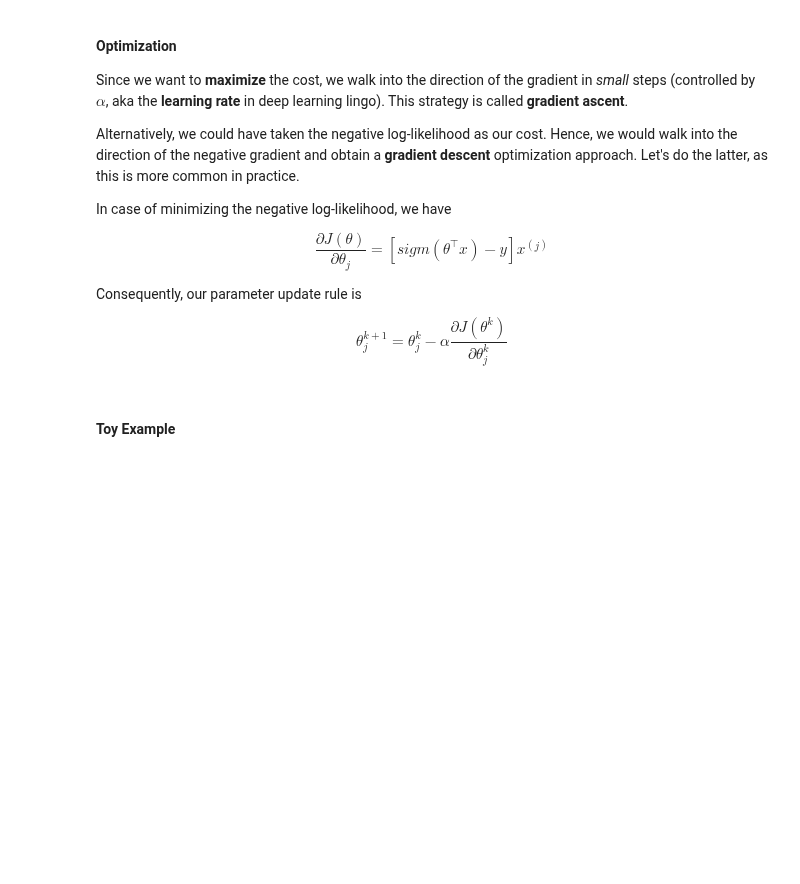
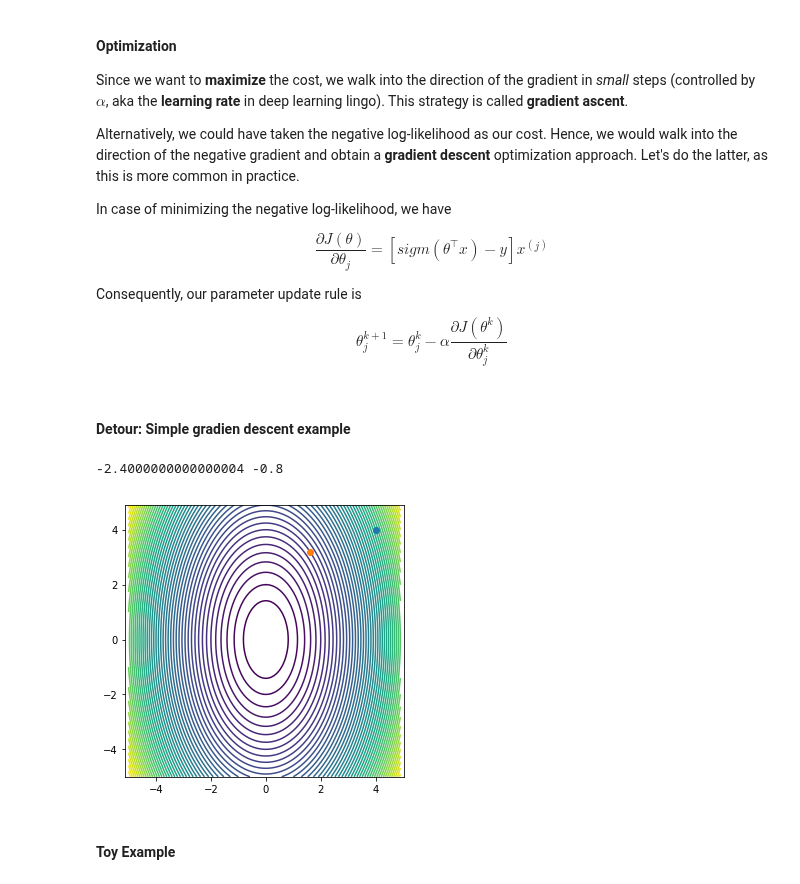
Before and after one commit to rkwitt/teaching, a Jupyter notebook: WS1819/CV/material/code/LogisticRegression.ipynb, the cells around one changed output. Drawn from its saved outputs; the diff is of its cells as text; code cells hidden in the pictures; blank space fills up the shorter version.

```diff
--- a/WS1819/CV/material/code/LogisticRegression.ipynb
+++ b/WS1819/CV/material/code/LogisticRegression.ipynb
@@ -85,6 +85,36 @@ $$ \frac{\partial J(\theta)}{\partial \theta_j} = [sigm(\theta^\top x)-y]x^{(j)}
 Consequently, our parameter update rule is
 
 $$ \theta_j^{k+1} = \theta_j^{k} - \alpha \frac{\partial J(\theta^k)}{\partial \theta_j^{k}}$$
+# %% [markdown]
+#### Detour: Simple gradien descent example
+# %%
+delta = 0.1
+x = np.arange(-5.0, 5.0, delta)
+y = np.arange(-5.0, 5.0, delta)
+
+X, Y = np.meshgrid(x, y)
+
+#f(x,y) = 3x^2+y^2
+Z = 3.0*X**2 + Y**2
+
+# df/dx = 6x
+# df/dy = 2y
+x0, y0 = 4,4 # that is the initial guess
+dfdx = 0.1 * -6*x0
+dfdy = 0.1 * -2*y0
+print(dfdx,dfdy)
+
+x1 = x0 + dfdx
+y1 = y0 + dfdy
+# print(x1,y1)
+
+plt.figure(figsize=(5,5))
+plt.contour(X, Y, Z, 50)
+plt.plot(x0, y0, x1, y1, marker = 'o')
+plt.axis('equal');
+# %% [output]
+-2.4000000000000004 -0.8
+[figure, added]
 # %% [markdown]
 #### Toy Example
 # %%
```
Also changed, not shown: parts of 8 cells of this notebook.
